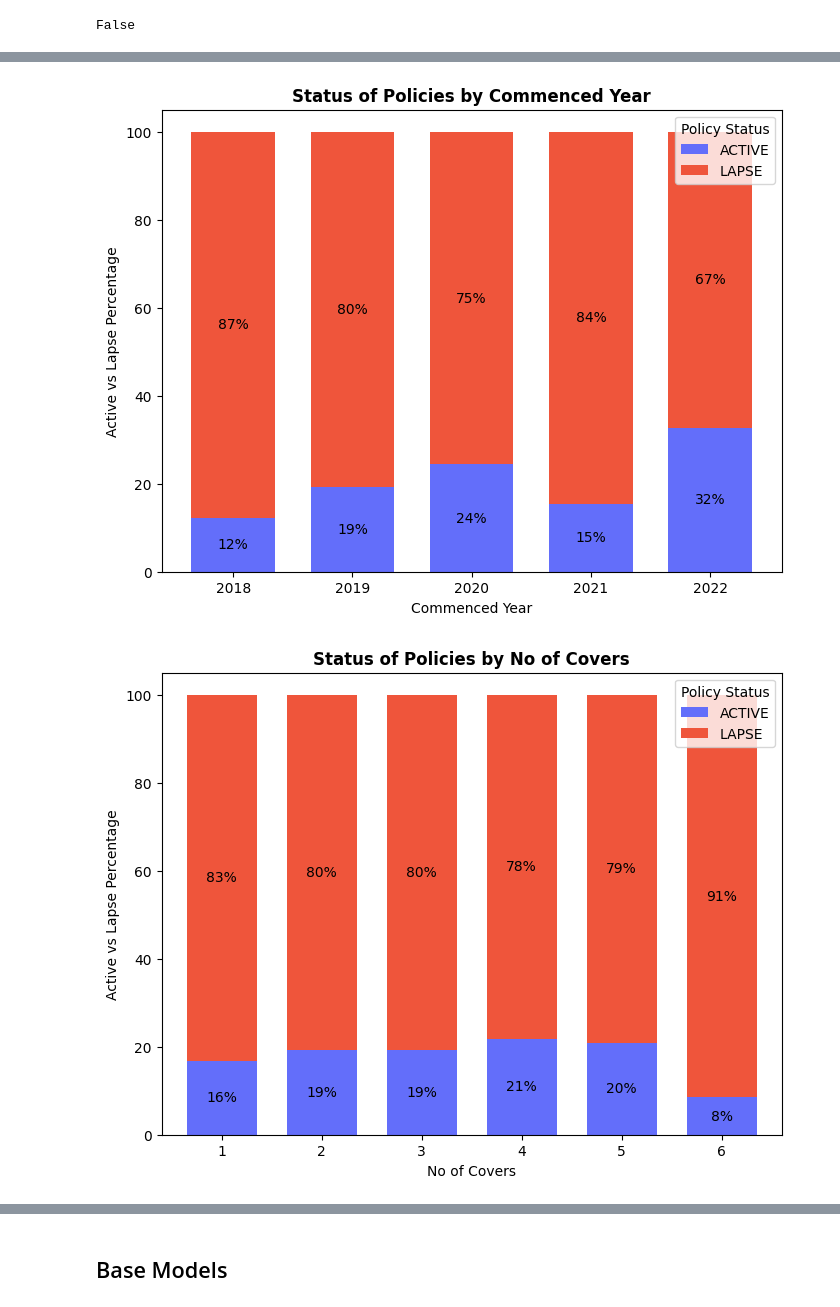
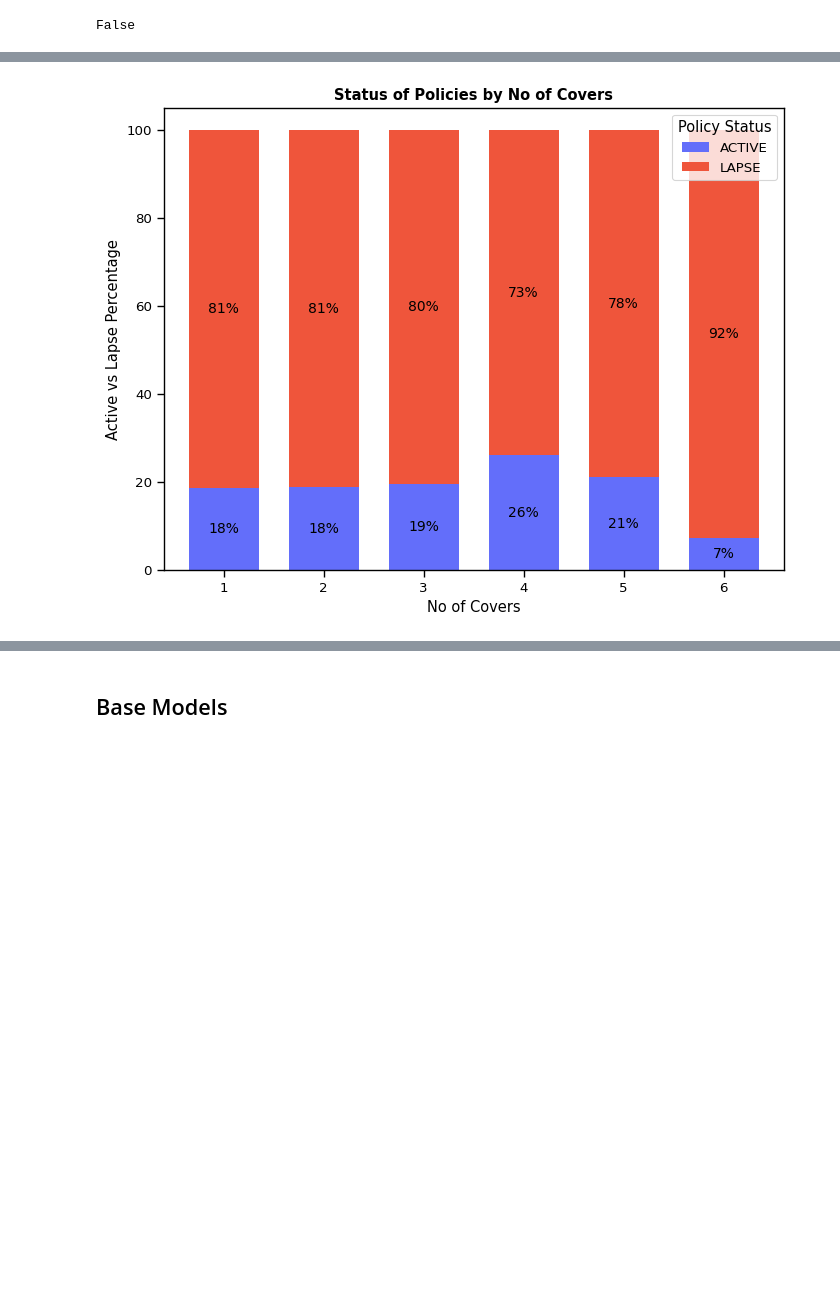
Before and after one commit to TNMedhavi/RSU50-K.A.T.N.Medhavi, a Jupyter notebook: RSU50_20249401_K.A.T.N.Medhavi.ipynb, the cells around one changed output, grey strips where cells are left out. Cells and saved outputs as stored; diff of their text form; code cells hidden in the pictures; blank space fills up the shorter version.

```diff
--- a/RSU50_20249401_K.A.T.N.Medhavi.ipynb
+++ b/RSU50_20249401_K.A.T.N.Medhavi.ipynb
@@ -53,6 +53,7 @@ from sklearn.tree import plot_tree
 # %%
 # Load dataset
 df1 = pd.read_csv('RSU50-20249401-DataSet.csv')
+df1 = df1.drop('COMMENCED_YEAR', axis=1)
 
 # Display the first few rows of the dataset
 df1.head()
@@ -271,7 +267,7 @@ create_custom_boxplots(active_data['TENURE_MONTHS'], lapse_data['TENURE_MONTHS']
 
 column_name = 'ANNUAL_PREMIUM'
 z_scores = stats.zscore(df1[column_name])  # Calculate the z-scores for the column
-threshold = 2.3 # Define a threshold for identifying outliers
+threshold = 2.5 # Define a threshold for identifying outliers
 outlier_mask = (abs(z_scores) < threshold)
 df1 = df1[outlier_mask]
 
@@ -305,5 +300,0 @@ create_custom_boxplot(df1['AGE'], 'Boxplot of Age of Policyholder Distribution',
-# %%
-# Drop the columns
-
-df1 = df1.drop(["COMMENCEDATE","LASTPAYMENTDATE","NEXTPAYMENTDATE","PROVINCECODE","TOTAL_PAYMENT"], axis = 1)
-df1.head()
@@ -532,6 +515,5 @@ create_stacked_bar_chart(df1, 'MARITAL_STATUS', 'POLICY_STATUS', 'Status of Poli
 create_stacked_bar_chart(df1, 'PRODUCT_TYPE', 'POLICY_STATUS', 'Status of Policies by Product Type','Product Type', 'Active vs Lapse Percentage', 'Policy Status')
 create_stacked_bar_chart(df1, 'PAYMENT_FREQUENCY', 'POLICY_STATUS', 'Status of Policies by Payment Frequency','Payment Frequency', 'Active vs Lapse Percentage', 'Policy Status')
 create_stacked_bar_chart(df1, 'PAYMENT_METHOD', 'POLICY_STATUS', 'Status of Policies by Payment Method','Payment Method', 'Active vs Lapse Percentage', 'Policy Status')
-create_stacked_bar_chart(df1, 'COMMENCED_YEAR', 'POLICY_STATUS', 'Status of Policies by Commenced Year','Commenced Year', 'Active vs Lapse Percentage', 'Policy Status')
 create_stacked_bar_chart(df1, 'NO_OF_COVERS', 'POLICY_STATUS', 'Status of Policies by No of Covers','No of Covers', 'Active vs Lapse Percentage', 'Policy Status')
 # %% [output]
@@ -543,5 +525,4 @@ create_stacked_bar_chart(df1, 'NO_OF_COVERS', 'POLICY_STATUS', 'Status of Polici
-[figure, old version]
+[figure, new version]
-[figure, removed]
 # %%
 #Density plots to present the distribution of Active vs Lapse Policies with respect to different numerical variables
 
```
Also changed, not shown: parts of 127 cells of this notebook, 1 other file.
